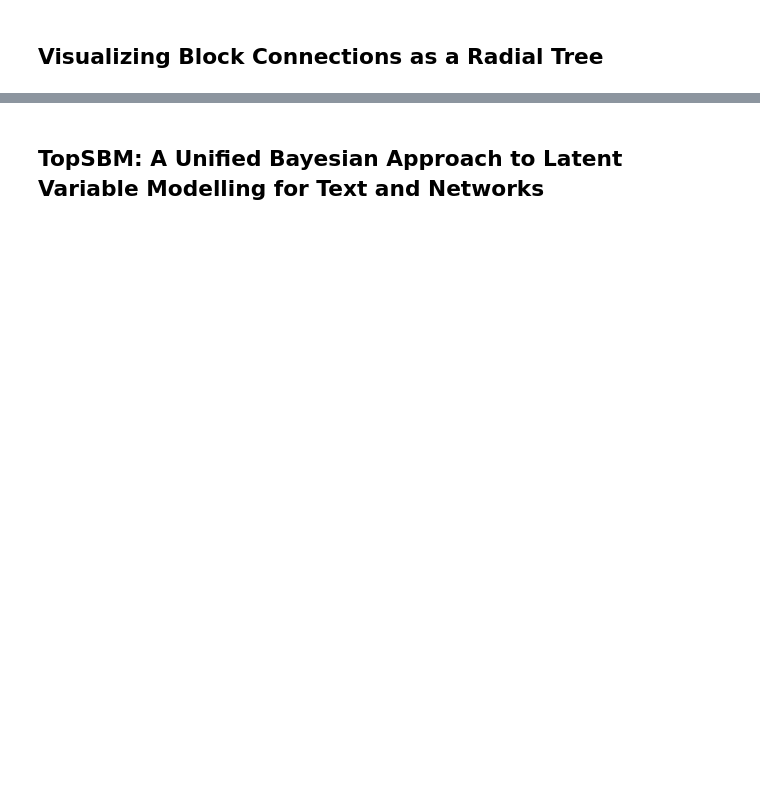
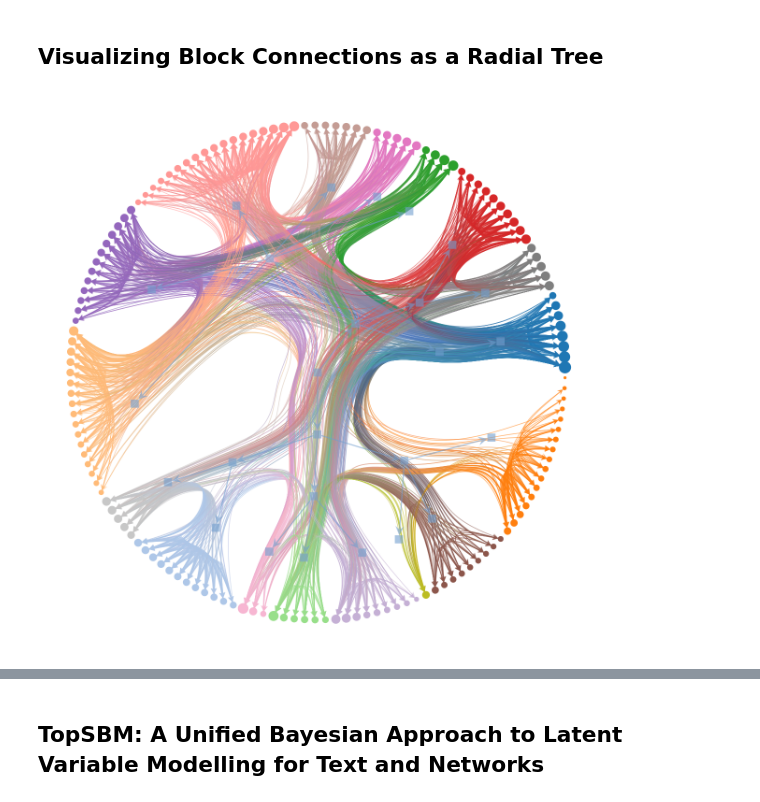
Before and after one commit to UWNETLAB/dcss_supplementary, a Jupyter notebook: chapter_notebooks/chapter_30.ipynb, the cells around one changed output, grey strips where cells are left out. Cells and saved outputs as stored; diff of their text form; code cells hidden in the pictures; blank space fills up the shorter version.

```diff
--- a/chapter_notebooks/chapter_30.ipynb
+++ b/chapter_notebooks/chapter_30.ipynb
@@ -166,7 +305,7 @@ adjusted_mutual_info_score(employee_blocks_df['model_w_2_block_id'], employee_bl
 # %% [markdown]
 ##  Model Selection and Optimization
 # %%
-states = [minimize_nested_blockmodel_dl(eG, deg_corr=True)
+states = [minimize_nested_blockmodel_dl(eG, state_args=dict(deg_corr=True))
           for n in range(10)]
 
 for s in states:
@@ -213,0 +376,4 @@ state.draw()
+# %%
+state.draw(inline=True)  # render into the notebook (no GTK window)
+# %% [output]
+[figure, added]
```
Also changed, not shown: parts of 36 cells of this notebook, 54 other files.
